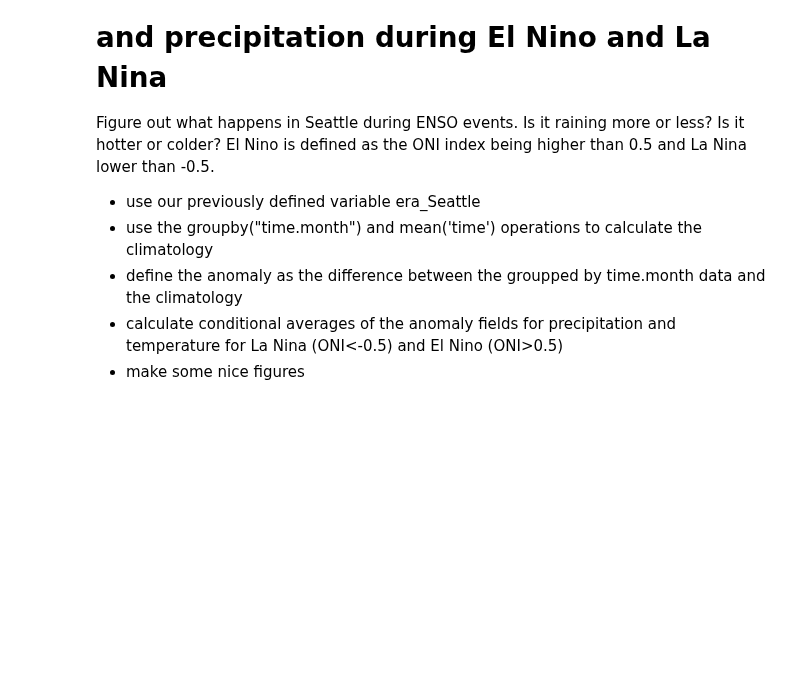
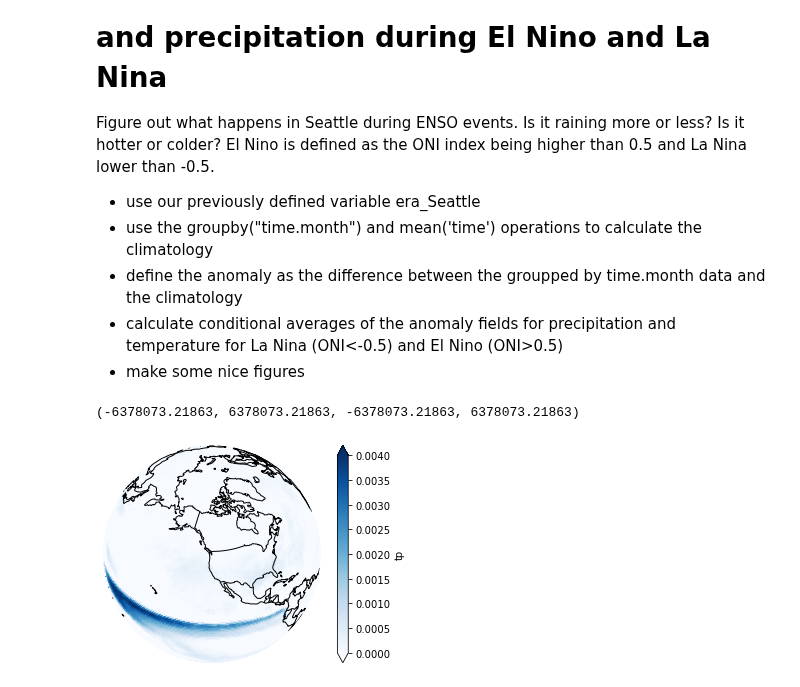
Before and after one commit to gmanuch/DataScienceOceanography, a Jupyter notebook: Tutorials2023/PO/PO_Tutorial.ipynb, the cells around one changed output. Saved outputs shown, nothing was run; the diff lists cells and outputs as text; code cells hidden in the pictures; blank space fills up the shorter version.

```diff
--- a/Tutorials2023/PO/PO_Tutorial.ipynb
+++ b/Tutorials2023/PO/PO_Tutorial.ipynb
@@ -317,3 +373,21 @@ Figure out what happens in Seattle during ENSO events. Is it raining more or les
 - make some nice figures
 # %%
 #your code goes here
+# %%
+var=era_a['tp'][ONI>0.5].mean(dim='time')
+# %%
+#ax = plt.axes(projection=ccrs.PlateCarree(central_longitude=180))
+
+ax = plt.axes(projection=ccrs.Orthographic(central_longitude=Lon_Seattle,
+                                           central_latitude=Lat_Seattle,
+                                           globe=None))
+
+#specifying the projection such that coasline data could be added
+var.plot(cmap='Blues',vmin=0, vmax=0.004,transform=ccrs.PlateCarree())    #plotting the data
+ax.add_feature(cfeature.COASTLINE)                            #adding the coastline over the plotted data
+ax.add_feature(cfeature.BORDERS)                              #adding the borders
+
+plt.axis('off')
+# %% [output]
+(-6378073.21863, 6378073.21863, -6378073.21863, 6378073.21863)
+[figure, added]
```
Also changed, not shown: parts of 13 cells of this notebook, 15 other files.
